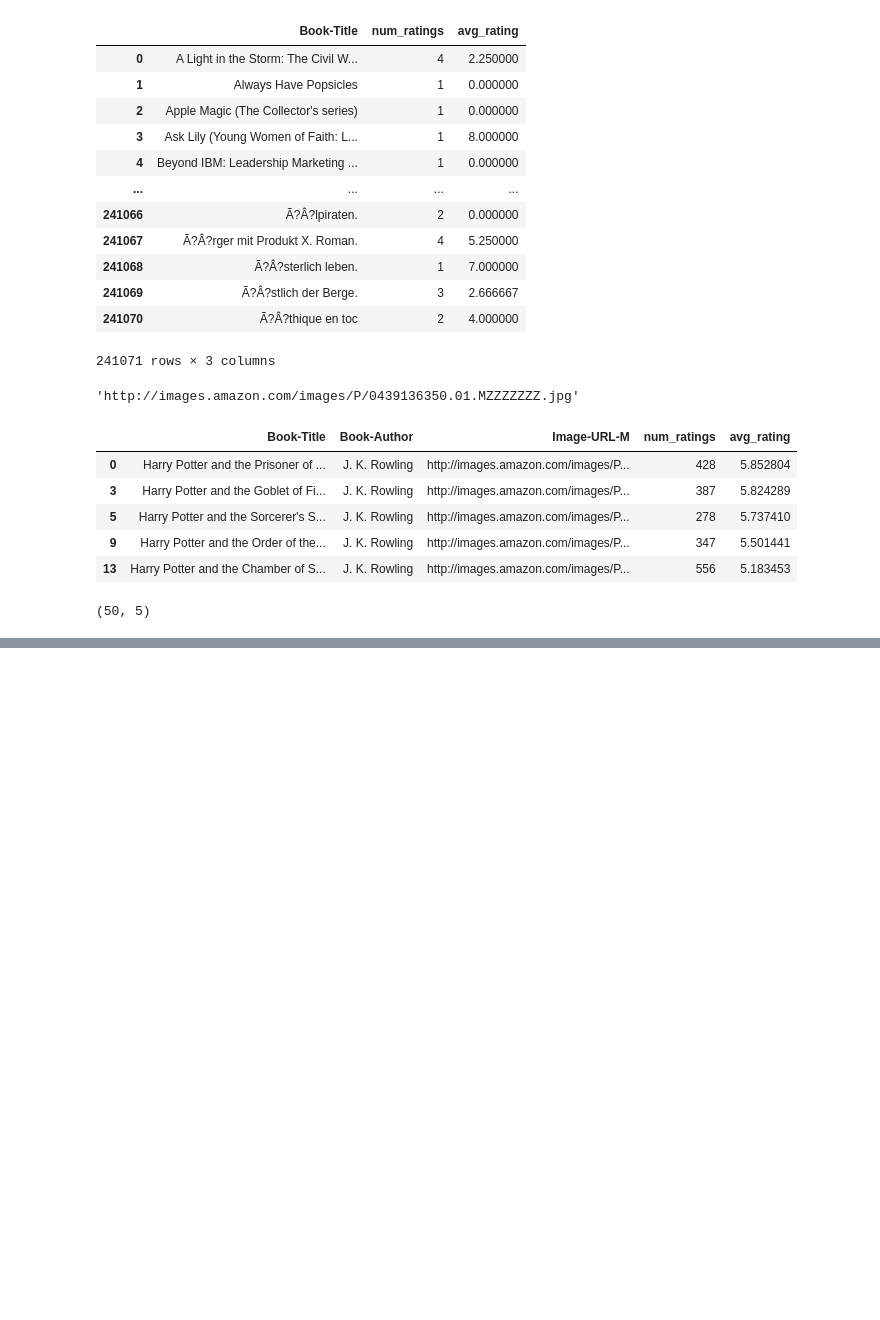
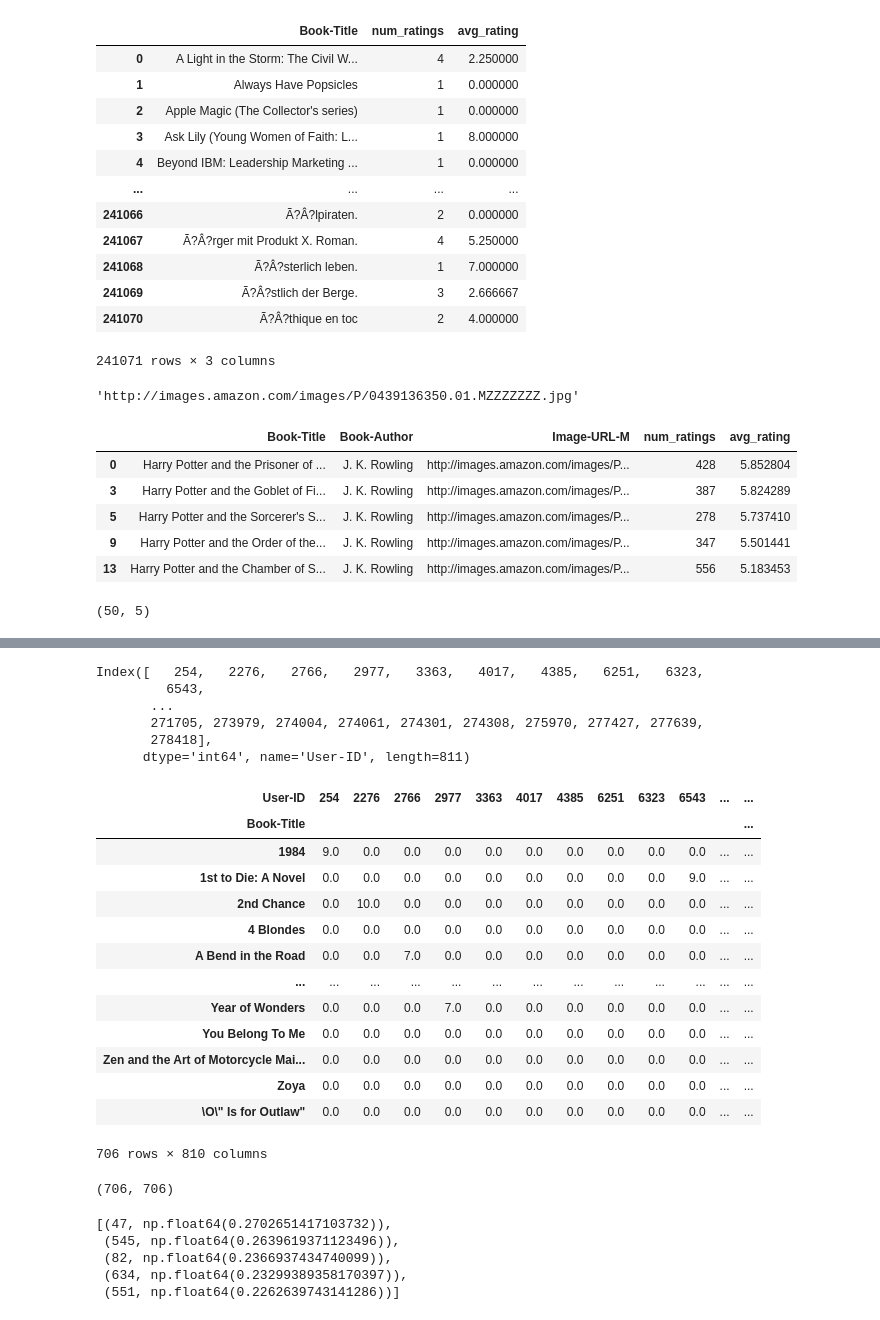
Before and after one commit to Bishesh-P/Book-Recommender-System-Hybrid-Collaborative-Filtering, a Jupyter notebook: Book_Recommender_System.ipynb, the cells around one changed output, grey strips where cells are left out. Saved outputs shown, nothing was run; the diff lists cells and outputs as text; code cells hidden in the pictures; blank space fills up the shorter version.

```diff
--- a/Book_Recommender_System.ipynb
+++ b/Book_Recommender_System.ipynb
@@ -354,0 +378,36 @@ popular.shape
+# %%
+active_users
+# %% [output]
+Index([   254,   2276,   2766,   2977,   3363,   4017,   4385,   6251,   6323,
+         6543,
+       ...
+       271705, 273979, 274004, 274061, 274301, 274308, 275970, 277427, 277639,
+       278418],
+      dtype='int64', name='User-ID', length=811)
+# %%
+ filtered_rating = ratings_with_name[ratings_with_name['User-ID'].isin(active_users)]
+ y= filtered_rating.groupby('Book-Title').count()['Book-Rating'] >= 50
+ popular = y[y].index
+# %%
+final_df = filtered_rating[filtered_rating['Book-Title'].isin(popular)]
+# %%
+pt =final_df.pivot_table(index='Book-Title',columns = 'User-ID',values ='Book-Rating')
+# %%
+pt.fillna(0,inplace = True)
+# %%
+pt
+# %% [output]
+| User-ID | 254 | 2276 | 2766 | 2977 | 3363 | 4017 | 4385 | 6251 | 6323 | 6543 | ... | ... |
+| Book-Title |  |  |  |  |  |  |  |  |  |  |  | ... |
+| 1984 | 9.0 | 0.0 | 0.0 | 0.0 | 0.0 | 0.0 | 0.0 | 0.0 | 0.0 | 0.0 | ... | ... |
+| 1st to Die: A Novel | 0.0 | 0.0 | 0.0 | 0.0 | 0.0 | 0.0 | 0.0 | 0.0 | 0.0 | 9.0 | ... | ... |
+| 2nd Chance | 0.0 | 10.0 | 0.0 | 0.0 | 0.0 | 0.0 | 0.0 | 0.0 | 0.0 | 0.0 | ... | ... |
+| 4 Blondes | 0.0 | 0.0 | 0.0 | 0.0 | 0.0 | 0.0 | 0.0 | 0.0 | 0.0 | 0.0 | ... | ... |
+| A Bend in the Road | 0.0 | 0.0 | 7.0 | 0.0 | 0.0 | 0.0 | 0.0 | 0.0 | 0.0 | 0.0 | ... | ... |
+| ... | ... | ... | ... | ... | ... | ... | ... | ... | ... | ... | ... | ... |
+| Year of Wonders | 0.0 | 0.0 | 0.0 | 7.0 | 0.0 | 0.0 | 0.0 | 0.0 | 0.0 | 0.0 | ... | ... |
+| You Belong To Me | 0.0 | 0.0 | 0.0 | 0.0 | 0.0 | 0.0 | 0.0 | 0.0 | 0.0 | 0.0 | ... | ... |
+| Zen and the Art of Motorcycle Mai... | 0.0 | 0.0 | 0.0 | 0.0 | 0.0 | 0.0 | 0.0 | 0.0 | 0.0 | 0.0 | ... | ... |
+| Zoya | 0.0 | 0.0 | 0.0 | 0.0 | 0.0 | 0.0 | 0.0 | 0.0 | 0.0 | 0.0 | ... | ... |
+| \O\" Is for Outlaw" | 0.0 | 0.0 | 0.0 | 0.0 | 0.0 | 0.0 | 0.0 | 0.0 | 0.0 | 0.0 | ... | ... |
+706 rows × 810 columns
@@ -354,0 +418,12 @@ popular.shape
+# %%
+similarity_score.shape
+# %% [output]
+(706, 706)
+# %%
+sorted(list(enumerate(similarity_score[0])),key=lambda x:x[1],reverse = True)[1:6]
+# %% [output]
+[(47, np.float64(0.2702651417103732)),
+ (545, np.float64(0.2639619371123496)),
+ (82, np.float64(0.2366937434740099)),
+ (634, np.float64(0.23299389358170397)),
+ (551, np.float64(0.2262639743141286))]
```
Also changed, not shown: parts of 7 cells of this notebook.
